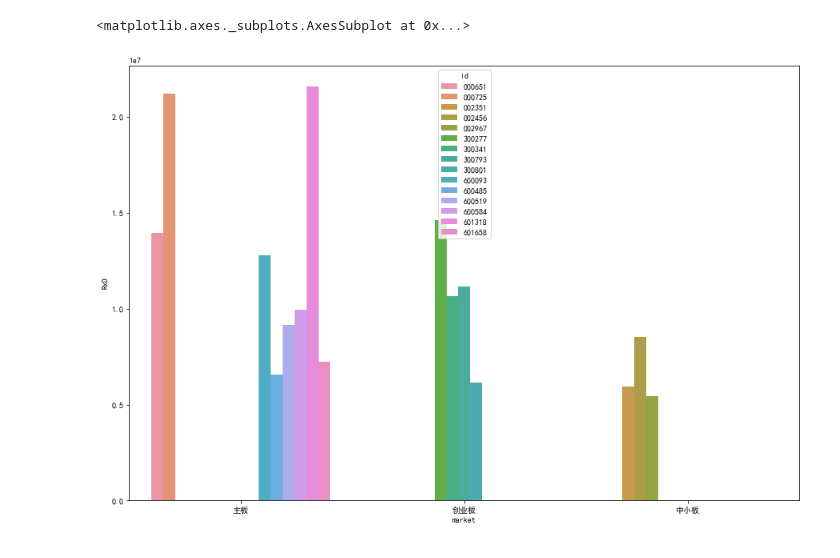
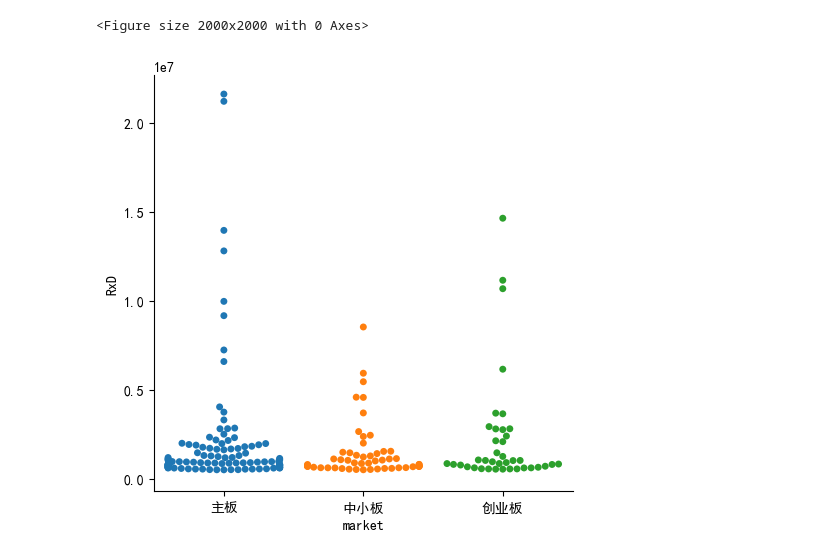
Before and after one commit to BryanWuxiaoyang/DaChuang, a Jupyter notebook: stock_frequecy_plot.ipynb, the cells around one changed output. Saved outputs shown, nothing was run; the diff lists cells and outputs as text; code cells hidden in the pictures.

```diff
--- a/stock_frequecy_plot.ipynb
+++ b/stock_frequecy_plot.ipynb
@@ -28,6 +39,5 @@ print(data.head())
 import tushare as ts
 ts.set_token(r'1271fb1250f168b75ba0b4cb017370dbb22885fa387936ac1a60dca3')
 pro = ts.pro_api()
+stock_list = pro.stock_basic(exchange='', list_status='L', fields='symbol,name,market,industry')
+stock_list.head()
-# %%
-stock_list = pro.stock_basic(exchange='', list_status='L', fields='symbol,name,market')
-stock_list.head()
@@ -84,7 +115,9 @@ total_reads  counts  deltatime    density           RxD  symbol  name  \
 # %%
-combined1=combined[['RxD','market']]
+combined1=combined[['RxD','market','industry']]
 combined1.reset_index(inplace=True)
-
-combined1.columns=['id','RxD','market']
-print(combined1.head())
-combined1=combined1[:15]
+combined1.columns=['id','RxD','market','industry']
+combined1=combined1.dropna(how='any')
+combined1=combined1.iloc[:200]
+#print(combined1.head())
+combined1=combined1.sort_values(by=["industry",'RxD'] , ascending=False)
+#print(combined1)
@@ -97,0 +124,16 @@ id           RxD market
+# %%
+import seaborn as sns
+import numpy as np
+import pandas as pd
+import matplotlib.pyplot as plt
+#sns.reset_defaults()
+plt.rcParams['font.sans-serif'] = ['SimHei']  # 解决中文显示问题-设置字体为黑体
+plt.rcParams['axes.unicode_minus'] = False  # 解决保存图像是负号'-'显示为方块的问题
+#plt.figure(figsize=(40, 20))
+
+sns.catplot(kind='swarm',x='industry',y='RxD',hue='market',data=combined1,height=4, aspect = 3)
+
+plt.xticks(rotation=90)    # 将字体进行旋转
+#plt.yticks(rotation=360)
+
+plt.show()
@@ -98,13 +142,14 @@ id           RxD market
 # %%
 import seaborn as sns
 import numpy as np
 import pandas as pd
 import matplotlib.pyplot as plt
-
+#sns.reset_defaults()
 plt.rcParams['font.sans-serif'] = ['SimHei']  # 解决中文显示问题-设置字体为黑体
 plt.rcParams['axes.unicode_minus'] = False  # 解决保存图像是负号'-'显示为方块的问题
-plt.figure(figsize=(15, 10))
-sns.barplot(x='market',y='RxD',hue='id',data=combined1)
+plt.figure(figsize=(20, 20))
+
+ax=sns.catplot(kind='swarm',x='market',y='RxD',data=combined1)
 # %% [output]
-<matplotlib.axes._subplots.AxesSubplot at 0x...>
+<Figure size 2000x2000 with 0 Axes>
-[figure, old version]
+[figure, new version]
```
Also changed, not shown: parts of 14 cells of this notebook, 26 other files.
